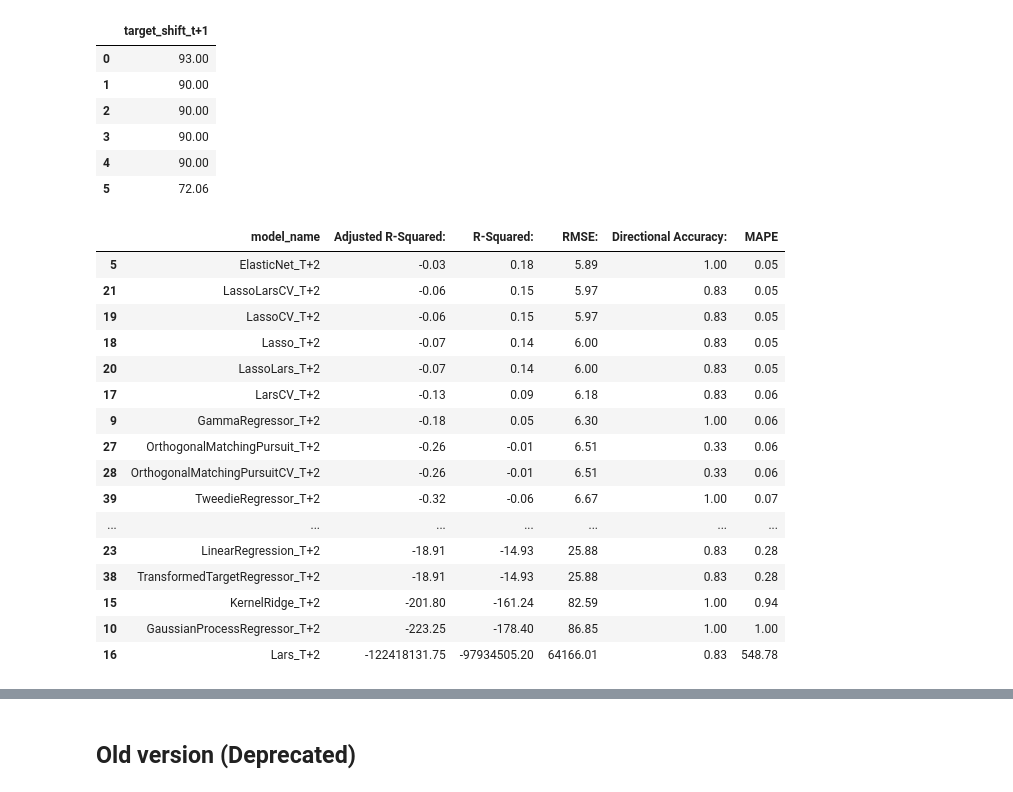
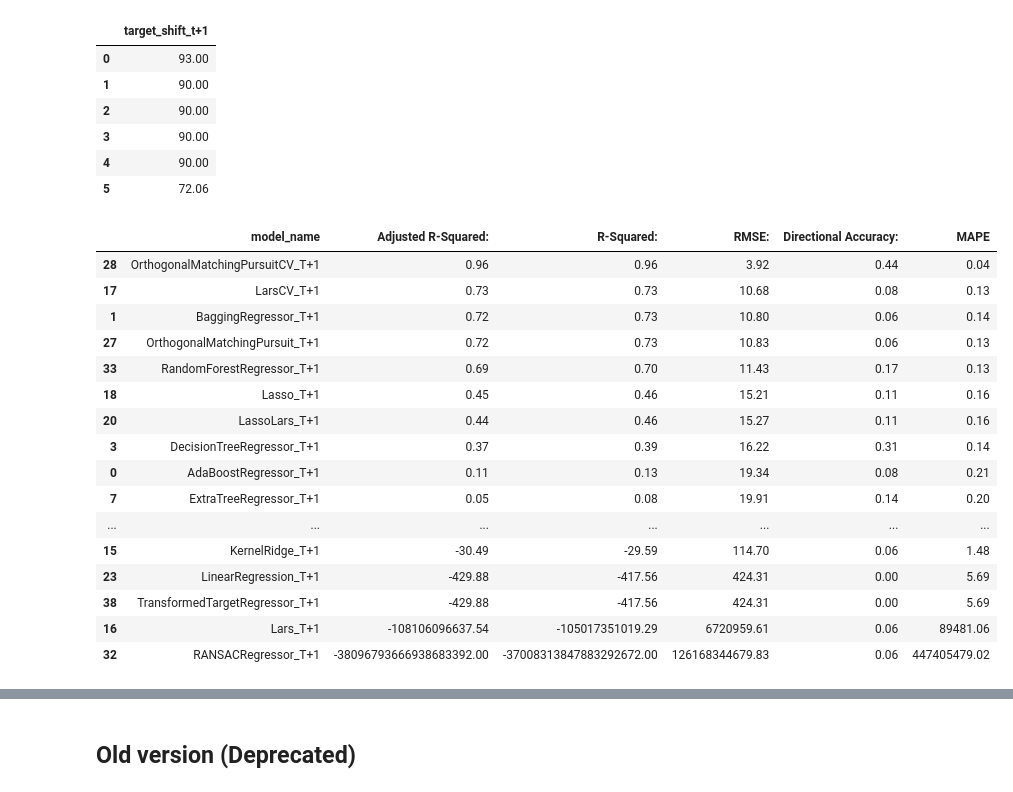
Before and after one commit to vincycode7/TaiyoAI_Domestic_Molding, a Jupyter notebook: exploratory_data_analysis.ipynb, the cells around one changed output, grey strips where cells are left out. Cells and saved outputs as stored; diff of their text form; code cells hidden in the pictures.

```diff
--- a/exploratory_data_analysis.ipynb
+++ b/exploratory_data_analysis.ipynb
@@ -261,7 +273,7 @@ def run_lazy_predict_uni_multivariant(feature_timeline=None,target_timeline = ["
 
     return regressor_T1, pd.DataFrame(result).sort_values(by=["RMSE:","Directional Accuracy:","MAPE","R-Squared:", "Adjusted R-Squared:"])
 
-def ihs_forecaset(sklearn_model, feature_timeline,file_path="artifacts/data/processed/val_data_1.csv"):
+def ihs_forecast(sklearn_model, feature_timeline,file_path="artifacts/data/processed/val_data_1.csv"):
     """_summary_
 
     Args:
@@ -300,11 +312,11 @@ def ihs_forecaset(sklearn_model, feature_timeline,file_path="artifacts/data/proc
 
     # return results
 
-    return pd.DataFrame(y_pred)
+    return pd.DataFrame(y_pred), processor_val
 # %%
 # Train 7 time shift regressors
 regs,res = [], []
-for time_idx in range(1,15):
+for time_idx in range(1,7):
     out = run_lazy_predict_uni_multivariant(target_timeline = [f"target_shift_t+{time_idx}"], time_name = f"_T+{time_idx}" )
     regs.append(out[0])
     res.append(out[1])
@@ -318,7 +348,7 @@ NameError: name 'run_lazy_predict_univariant' is not defined
 # run prediction for all models
 feature_timeline = ["domestic_market_contract_blow_molding_low", "target_change", "target_growth", "target_ma_2", "target_ma_3", "target_ma_5", "target_ma_7", "target_ma_10", "target_lag_t-1", "target_lag_t-2", "target_lag_t-3", "target_lag_t-4", "target_lag_t-5", "target_lag_t-6"]
 model_time_step = []
-for time_idx in range(0,14):
+for time_idx in range(0,6):
     try:
         model_name = res[time_idx].iloc[0]['model_name'][:-4]
         best_lazy_model = regs[time_idx].lazyobject.models[model_name]
@@ -328,7 +358,7 @@ for time_idx in range(0,14):
     # Generate predictions using the trained model
     total_pred = []
     for each_idx in range(1,16):
-        each_time_res = ihs_forecaset(sklearn_model=best_lazy_model, file_path=f"artifacts/data/processed/val_data_{each_idx}.csv", feature_timeline=feature_timeline)
+        each_time_res, data_obj = ihs_forecast(sklearn_model=best_lazy_model, file_path=f"artifacts/data/processed/val_data_{each_idx}.csv", feature_timeline=feature_timeline)
         total_pred.append(int(each_time_res.iloc[-1]))
     model_time_step.append(total_pred)
 # %%
@@ -371,0 +374,22 @@ res[5]
+# %%
+# Run prediction for the simple ihs table
+
+# run prediction for all models
+feature_timeline = ["domestic_market_contract_blow_molding_low", "target_change", "target_growth", "target_ma_2", "target_ma_3", "target_ma_5", "target_ma_7", "target_ma_10", "target_lag_t-1", "target_lag_t-2", "target_lag_t-3", "target_lag_t-4", "target_lag_t-5", "target_lag_t-6"]
+model_time_step_final = None
+for time_idx in range(0,6):
+    try:
+        model_name = res[time_idx].iloc[0]['model_name'][:-4]
+        best_lazy_model = regs[time_idx].lazyobject.models[model_name]
+    except:
+        model_name = res[time_idx].iloc[0]['model_name'][:-5]
+        best_lazy_model = regs[time_idx].lazyobject.models[model_name]
+    # Generate predictions using the trained model
+    # total_pred = []
+    each_idx = 15
+    each_time_res, data_obj = ihs_forecast(sklearn_model=best_lazy_model, file_path=f"artifacts/data/processed/val_data_{each_idx}.csv", feature_timeline=feature_timeline)
+    # total_pred.append(each_time_res)
+    if type(model_time_step_final) == type(None):
+        model_time_step_final = each_time_res
+    else:
+        model_time_step_final = pd.concat([model_time_step_final, each_time_res], axis=1)
@@ -502,25 +550,25 @@ for time_idx in range(1,6):
     regs.append(out[0])
     res.append(out[1])
 # %%
-res[1]
+res[0]
 # %% [output]
 |  | model_name | Adjusted R-Squared: | R-Squared: | RMSE: | Directional Accuracy: | MAPE |
-| 5 | ElasticNet_T+2 | -0.03 | 0.18 | 5.89 | 1.00 | 0.05 |
-| 21 | LassoLarsCV_T+2 | -0.06 | 0.15 | 5.97 | 0.83 | 0.05 |
-| 19 | LassoCV_T+2 | -0.06 | 0.15 | 5.97 | 0.83 | 0.05 |
-| 18 | Lasso_T+2 | -0.07 | 0.14 | 6.00 | 0.83 | 0.05 |
-| 20 | LassoLars_T+2 | -0.07 | 0.14 | 6.00 | 0.83 | 0.05 |
-| 17 | LarsCV_T+2 | -0.13 | 0.09 | 6.18 | 0.83 | 0.06 |
-| 9 | GammaRegressor_T+2 | -0.18 | 0.05 | 6.30 | 1.00 | 0.06 |
-| 27 | OrthogonalMatchingPursuit_T+2 | -0.26 | -0.01 | 6.51 | 0.33 | 0.06 |
-| 28 | OrthogonalMatchingPursuitCV_T+2 | -0.26 | -0.01 | 6.51 | 0.33 | 0.06 |
-| 39 | TweedieRegressor_T+2 | -0.32 | -0.06 | 6.67 | 1.00 | 0.07 |
+| 28 | OrthogonalMatchingPursuitCV_T+1 | 0.96 | 0.96 | 3.92 | 0.44 | 0.04 |
+| 17 | LarsCV_T+1 | 0.73 | 0.73 | 10.68 | 0.08 | 0.13 |
+| 1 | BaggingRegressor_T+1 | 0.72 | 0.73 | 10.80 | 0.06 | 0.14 |
+| 27 | OrthogonalMatchingPursuit_T+1 | 0.72 | 0.73 | 10.83 | 0.06 | 0.13 |
+| 33 | RandomForestRegressor_T+1 | 0.69 | 0.70 | 11.43 | 0.17 | 0.13 |
+| 18 | Lasso_T+1 | 0.45 | 0.46 | 15.21 | 0.11 | 0.16 |
+| 20 | LassoLars_T+1 | 0.44 | 0.46 | 15.27 | 0.11 | 0.16 |
+| 3 | DecisionTreeRegressor_T+1 | 0.37 | 0.39 | 16.22 | 0.31 | 0.14 |
+| 0 | AdaBoostRegressor_T+1 | 0.11 | 0.13 | 19.34 | 0.08 | 0.21 |
+| 7 | ExtraTreeRegressor_T+1 | 0.05 | 0.08 | 19.91 | 0.14 | 0.20 |
 | ... | ... | ... | ... | ... | ... | ... |
-| 23 | LinearRegression_T+2 | -18.91 | -14.93 | 25.88 | 0.83 | 0.28 |
-| 38 | TransformedTargetRegressor_T+2 | -18.91 | -14.93 | 25.88 | 0.83 | 0.28 |
-| 15 | KernelRidge_T+2 | -201.80 | -161.24 | 82.59 | 1.00 | 0.94 |
-| 10 | GaussianProcessRegressor_T+2 | -223.25 | -178.40 | 86.85 | 1.00 | 1.00 |
-| 16 | Lars_T+2 | -122418131.75 | -97934505.20 | 64166.01 | 0.83 | 548.78 |
+| 15 | KernelRidge_T+1 | -30.49 | -29.59 | 114.70 | 0.06 | 1.48 |
+| 23 | LinearRegression_T+1 | -429.88 | -417.56 | 424.31 | 0.00 | 5.69 |
+| 38 | TransformedTargetRegressor_T+1 | -429.88 | -417.56 | 424.31 | 0.00 | 5.69 |
+| 16 | Lars_T+1 | -108106096637.54 | -105017351019.29 | 6720959.61 | 0.06 | 89481.06 |
+| 32 | RANSACRegressor_T+1 | -38096793666938683392.00 | -37008313847883292672.00 | 126168344679.83 | 0.06 | 447405479.02 |
 # %%
 # Train 7 time shift regressors
 feature_timeline = ["domestic_market_contract_blow_molding_low", "target_change", "target_growth", "target_ma_2", "target_ma_3", "target_ma_5", "target_ma_7", "target_ma_10", "target_lag_t-1", "target_lag_t-2", "target_lag_t-3", "target_lag_t-4", "target_lag_t-5", "target_lag_t-6"]
```
Also changed, not shown: parts of 22 cells of this notebook, 2 other files.
